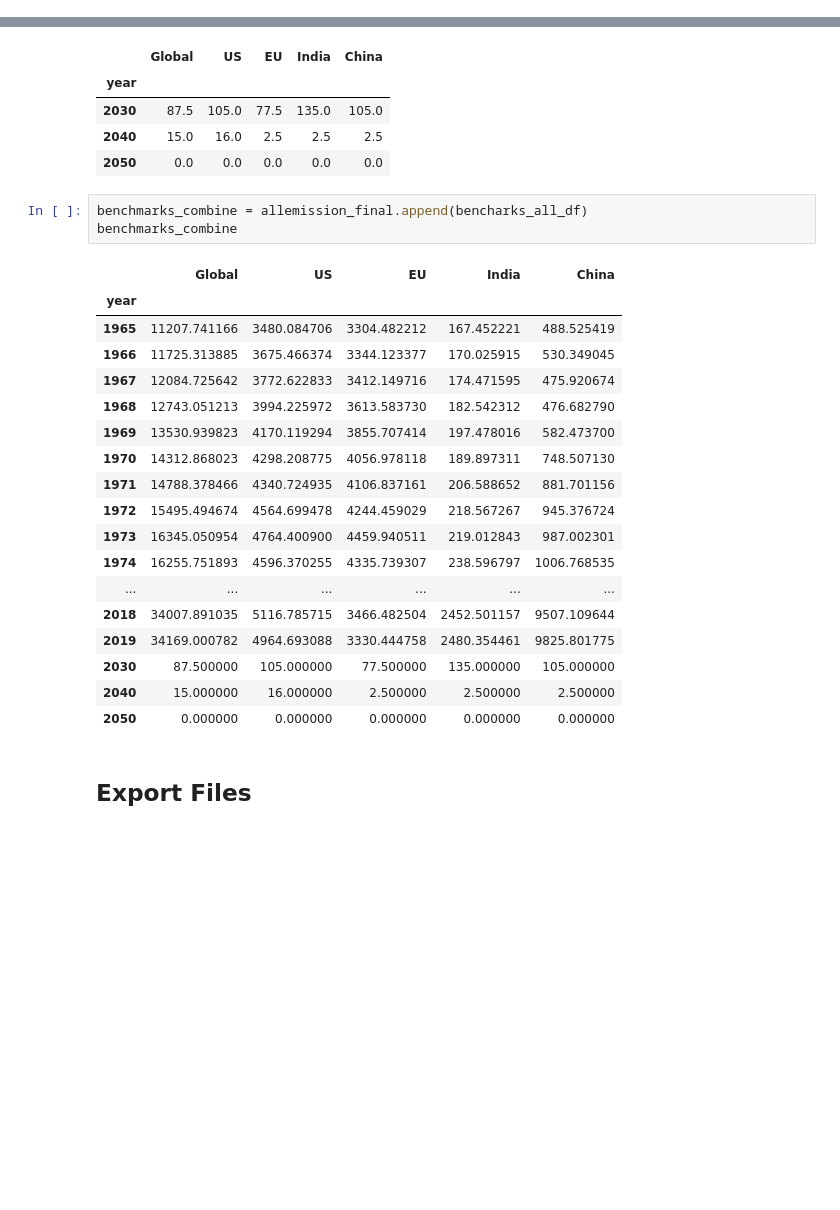
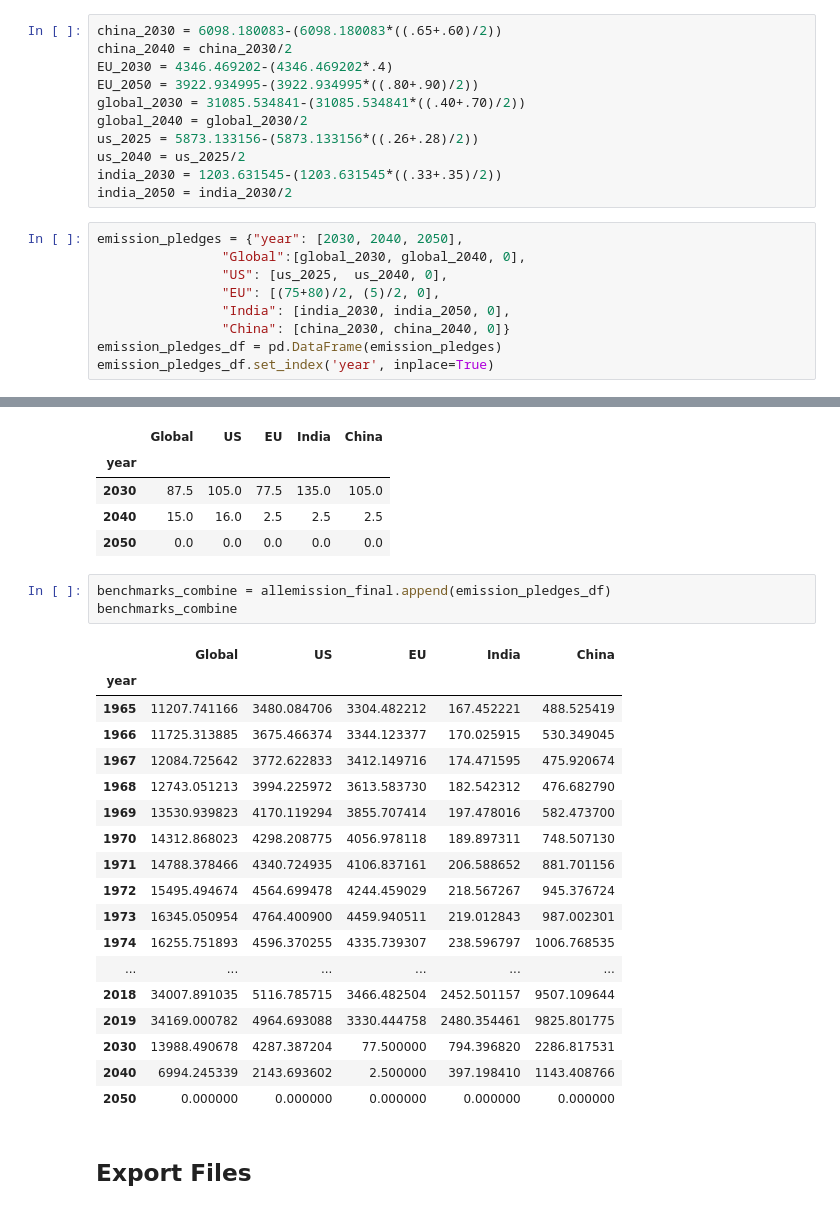
Before and after one commit to yuyhong23/One-Hot_Future, a Jupyter notebook: machine_learning/yuying/allenergy_emission_predictions.ipynb, the cells around one changed output, grey strips where cells are left out. Drawn from its saved outputs; the diff is of its cells as text; blank space fills up the shorter version.

Commit message:
Replaced the jupyternote where I updated the benchmarks file also.

```diff
--- a/machine_learning/yuying/allenergy_emission_predictions.ipynb
+++ b/machine_learning/yuying/allenergy_emission_predictions.ipynb
@@ -1137,0 +1145,20 @@ emission_benchmarksT
+# %%
+china_2030 = 6098.180083-(6098.180083*((.65+.60)/2))
+china_2040 = china_2030/2
+EU_2030 = 4346.469202-(4346.469202*.4)
+EU_2050 = 3922.934995-(3922.934995*((.80+.90)/2))
+global_2030 = 31085.534841-(31085.534841*((.40+.70)/2))
+global_2040 = global_2030/2
+us_2025 = 5873.133156-(5873.133156*((.26+.28)/2))
+us_2040 = us_2025/2
+india_2030 = 1203.631545-(1203.631545*((.33+.35)/2))
+india_2050 = india_2030/2
+# %%
+emission_pledges = {"year": [2030, 2040, 2050],
+                "Global":[global_2030, global_2040, 0],
+                "US": [us_2025,  us_2040, 0],
+                "EU": [(75+80)/2, (5)/2, 0],
+                "India": [india_2030, india_2050, 0],
+                "China": [china_2030, china_2040, 0]}
+emission_pledges_df = pd.DataFrame(emission_pledges)
+emission_pledges_df.set_index('year', inplace=True)
@@ -1157,26 +1192,26 @@ bencharks_all_df
 | 2040 | 15.0 | 16.0 | 2.5 | 2.5 | 2.5 |
 | 2050 | 0.0 | 0.0 | 0.0 | 0.0 | 0.0 |
 # %%
-benchmarks_combine = allemission_final.append(bencharks_all_df)
+benchmarks_combine = allemission_final.append(emission_pledges_df)
 benchmarks_combine
 # %% [output]
 |  | Global | US | EU | India | China |
 | year |  |  |  |  |  |
 | 1965 | 11207.741166 | 3480.084706 | 3304.482212 | 167.452221 | 488.525419 |
 | 1966 | 11725.313885 | 3675.466374 | 3344.123377 | 170.025915 | 530.349045 |
 | 1967 | 12084.725642 | 3772.622833 | 3412.149716 | 174.471595 | 475.920674 |
 | 1968 | 12743.051213 | 3994.225972 | 3613.583730 | 182.542312 | 476.682790 |
 | 1969 | 13530.939823 | 4170.119294 | 3855.707414 | 197.478016 | 582.473700 |
 | 1970 | 14312.868023 | 4298.208775 | 4056.978118 | 189.897311 | 748.507130 |
 | 1971 | 14788.378466 | 4340.724935 | 4106.837161 | 206.588652 | 881.701156 |
 | 1972 | 15495.494674 | 4564.699478 | 4244.459029 | 218.567267 | 945.376724 |
 | 1973 | 16345.050954 | 4764.400900 | 4459.940511 | 219.012843 | 987.002301 |
 | 1974 | 16255.751893 | 4596.370255 | 4335.739307 | 238.596797 | 1006.768535 |
 | ... | ... | ... | ... | ... | ... |
 | 2018 | 34007.891035 | 5116.785715 | 3466.482504 | 2452.501157 | 9507.109644 |
 | 2019 | 34169.000782 | 4964.693088 | 3330.444758 | 2480.354461 | 9825.801775 |
-| 2030 | 87.500000 | 105.000000 | 77.500000 | 135.000000 | 105.000000 |
-| 2040 | 15.000000 | 16.000000 | 2.500000 | 2.500000 | 2.500000 |
+| 2030 | 13988.490678 | 4287.387204 | 77.500000 | 794.396820 | 2286.817531 |
+| 2040 | 6994.245339 | 2143.693602 | 2.500000 | 397.198410 | 1143.408766 |
 | 2050 | 0.000000 | 0.000000 | 0.000000 | 0.000000 | 0.000000 |
 # %% [markdown]
 ## Export Files
```
Also changed, not shown: parts of 2 cells of this notebook.
